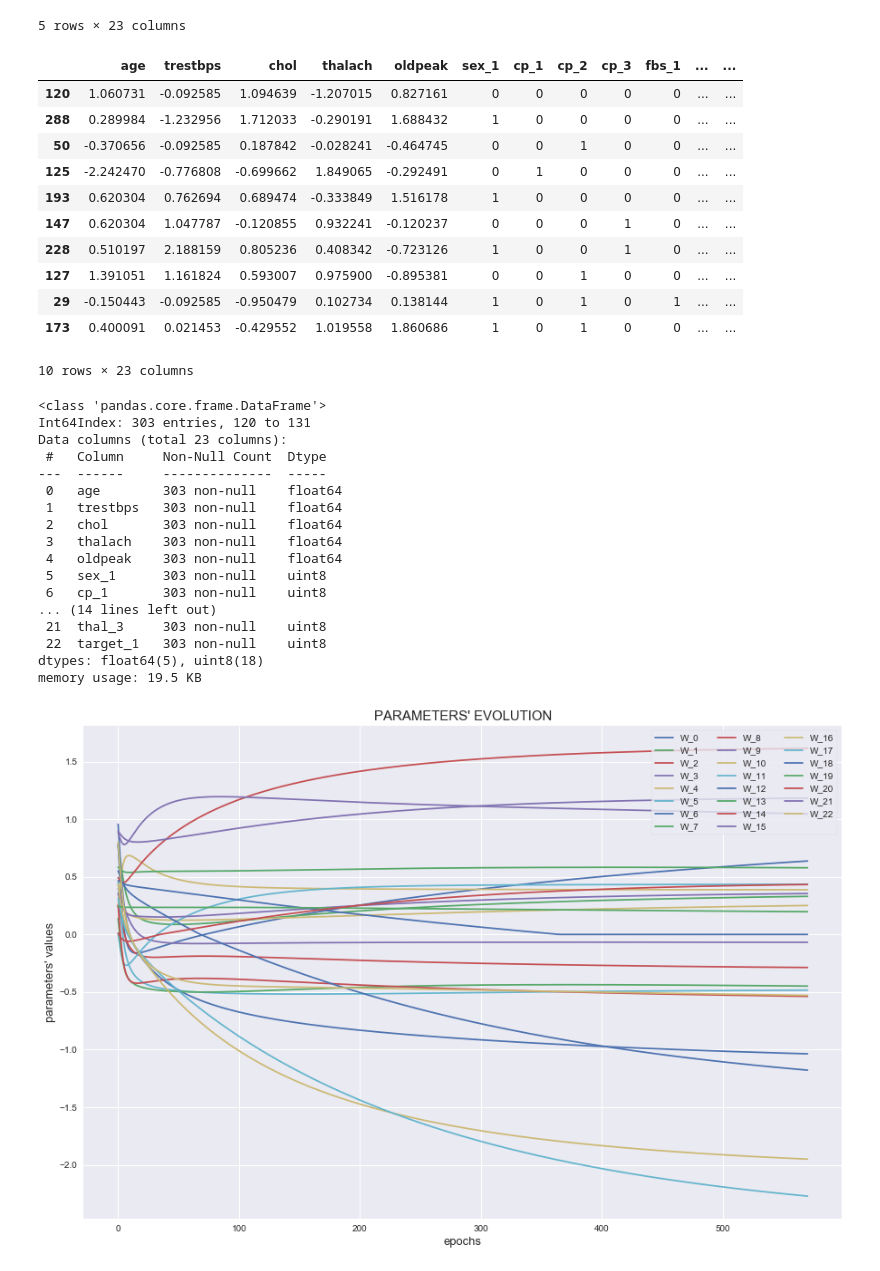
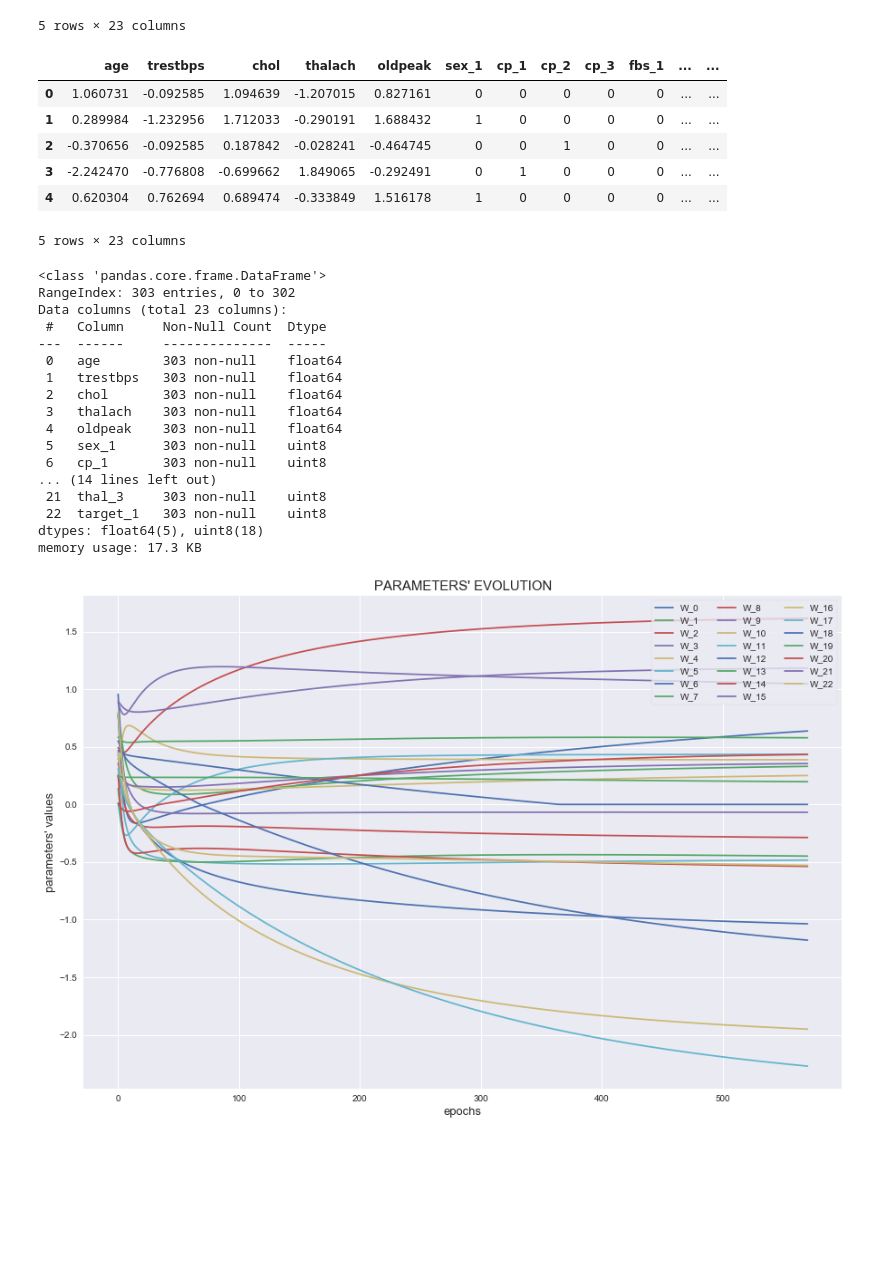
Before and after one commit to wincenzo/regressor, a Jupyter notebook: Regression_Class.ipynb, the cells around one changed output. Drawn from its saved outputs; the diff is of its cells as text; code cells hidden in the pictures; blank space fills up the shorter version.

```diff
--- a/Regression_Class.ipynb
+++ b/Regression_Class.ipynb
@@ -280,26 +476,21 @@ df.head()
 | 4 | 0.289984 | -0.662770 | 2.078611 | 0.582975 | -0.378618 | 0 | 0 | 0 | 0 | 0 | ... | ... |
 5 rows × 23 columns
 # %%
-df_mix = df.sample(frac=1, random_state=3479)
-df_mix.head(10)
+df_mix = df.sample(frac=1, random_state=3479).reset_index(drop=True)
+df_mix.head()
 # %% [output]
 |  | age | trestbps | chol | thalach | oldpeak | sex_1 | cp_1 | cp_2 | cp_3 | fbs_1 | ... | ... |
-| 120 | 1.060731 | -0.092585 | 1.094639 | -1.207015 | 0.827161 | 0 | 0 | 0 | 0 | 0 | ... | ... |
-| 288 | 0.289984 | -1.232956 | 1.712033 | -0.290191 | 1.688432 | 1 | 0 | 0 | 0 | 0 | ... | ... |
-| 50 | -0.370656 | -0.092585 | 0.187842 | -0.028241 | -0.464745 | 0 | 0 | 1 | 0 | 0 | ... | ... |
-| 125 | -2.242470 | -0.776808 | -0.699662 | 1.849065 | -0.292491 | 0 | 1 | 0 | 0 | 0 | ... | ... |
-| 193 | 0.620304 | 0.762694 | 0.689474 | -0.333849 | 1.516178 | 1 | 0 | 0 | 0 | 0 | ... | ... |
-| 147 | 0.620304 | 1.047787 | -0.120855 | 0.932241 | -0.120237 | 0 | 0 | 0 | 1 | 0 | ... | ... |
-| 228 | 0.510197 | 2.188159 | 0.805236 | 0.408342 | -0.723126 | 1 | 0 | 0 | 1 | 0 | ... | ... |
-| 127 | 1.391051 | 1.161824 | 0.593007 | 0.975900 | -0.895381 | 0 | 0 | 1 | 0 | 0 | ... | ... |
-| 29 | -0.150443 | -0.092585 | -0.950479 | 0.102734 | 0.138144 | 1 | 0 | 1 | 0 | 1 | ... | ... |
-| 173 | 0.400091 | 0.021453 | -0.429552 | 1.019558 | 1.860686 | 1 | 0 | 1 | 0 | 0 | ... | ... |
+| 0 | 1.060731 | -0.092585 | 1.094639 | -1.207015 | 0.827161 | 0 | 0 | 0 | 0 | 0 | ... | ... |
+| 1 | 0.289984 | -1.232956 | 1.712033 | -0.290191 | 1.688432 | 1 | 0 | 0 | 0 | 0 | ... | ... |
+| 2 | -0.370656 | -0.092585 | 0.187842 | -0.028241 | -0.464745 | 0 | 0 | 1 | 0 | 0 | ... | ... |
+| 3 | -2.242470 | -0.776808 | -0.699662 | 1.849065 | -0.292491 | 0 | 1 | 0 | 0 | 0 | ... | ... |
+| 4 | 0.620304 | 0.762694 | 0.689474 | -0.333849 | 1.516178 | 1 | 0 | 0 | 0 | 0 | ... | ... |
-10 rows × 23 columns
+5 rows × 23 columns
 # %%
 df_mix.info()
 # %% [output]
 <class 'pandas.core.frame.DataFrame'>
-Int64Index: 303 entries, 120 to 131
+RangeIndex: 303 entries, 0 to 302
 Data columns (total 23 columns):
  #   Column     Non-Null Count  Dtype
 ---  ------     --------------  -----
@@ -314,7 +505,7 @@ Data columns (total 23 columns):
  21  thal_3     303 non-null    uint8
  22  target_1   303 non-null    uint8
 dtypes: float64(5), uint8(18)
-memory usage: 19.5 KB
+memory usage: 17.3 KB
 # %%
 log_reg = Regressor(label='target_1', l_rate=.5, reg_rate=.5, beta=.5)
 # %%
```
Also changed, not shown: parts of 9 cells of this notebook.
